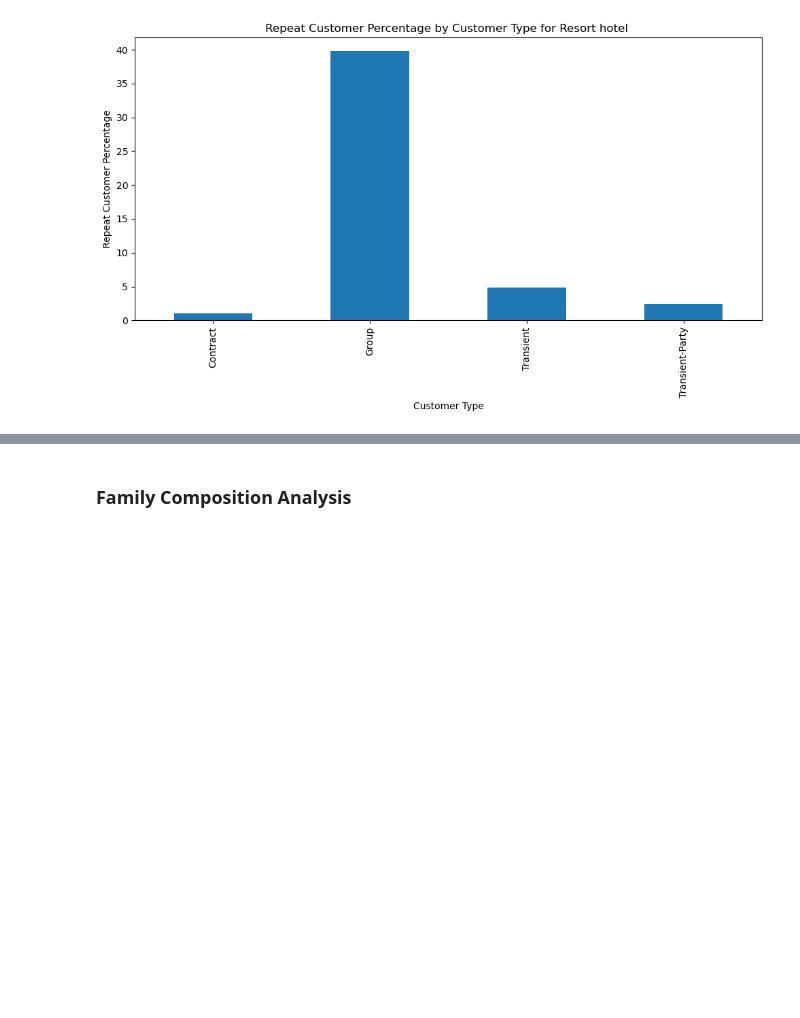
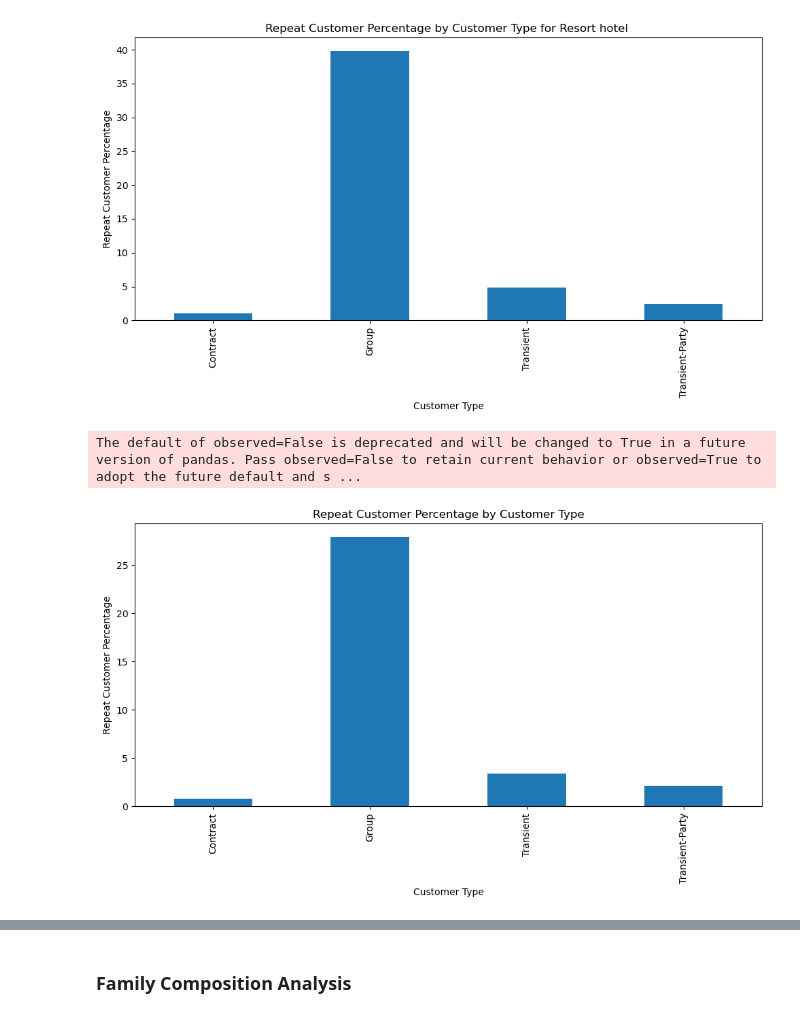
Before and after one commit to asif-mursalin/Data-mining-project, a Jupyter notebook: Project.ipynb, the cells around one changed output, grey strips where cells are left out. Drawn from its saved outputs; the diff is of its cells as text; code cells hidden in the pictures; blank space fills up the shorter version.

```diff
--- a/Project.ipynb
+++ b/Project.ipynb
@@ -684,6 +683,26 @@ resort_repeat_customers = resort_repeat_customer_analysis(df)
 # %% [output]
 The default of observed=False is deprecated and will be changed to True in a future version of pandas. Pass observed=False to retain current behavior or observed=True to adopt the future default and s ...
 [figure]
+# %%
+def city_repeat_customer_analysis(df):
+    # city_hotel = df[df['hotel']=='City Hotel']
+
+    city_repeat_customers = df.groupby('customer_type')['is_repeated_guest'].mean() * 100 # For Percentage view
+
+    plt.figure(figsize=(10,6))
+    city_repeat_customers.plot(kind='bar')
+    plt.title('Repeat Customer Percentage by Customer Type')
+    plt.xlabel('Customer Type')
+    plt.ylabel('Repeat Customer Percentage')
+    plt.tight_layout()
+    plt.show()
+
+    return city_repeat_customers
+
+city_repeat_customers = city_repeat_customer_analysis(df)
+# %% [output]
+The default of observed=False is deprecated and will be changed to True in a future version of pandas. Pass observed=False to retain current behavior or observed=True to adopt the future default and s ...
+[figure, added]
 # %%
 df_family = df.copy()
 df_family
```
Also changed, not shown: parts of 5 cells of this notebook.
